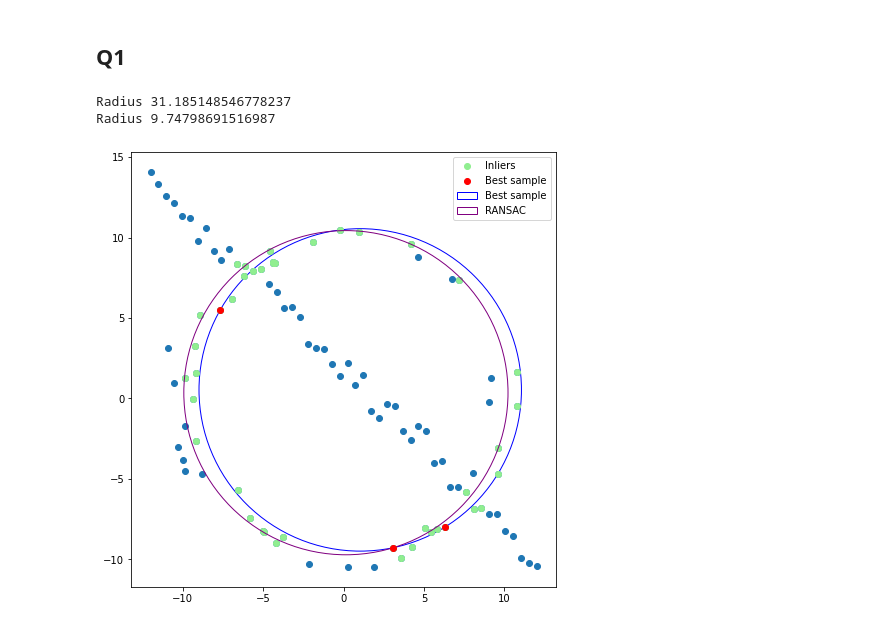
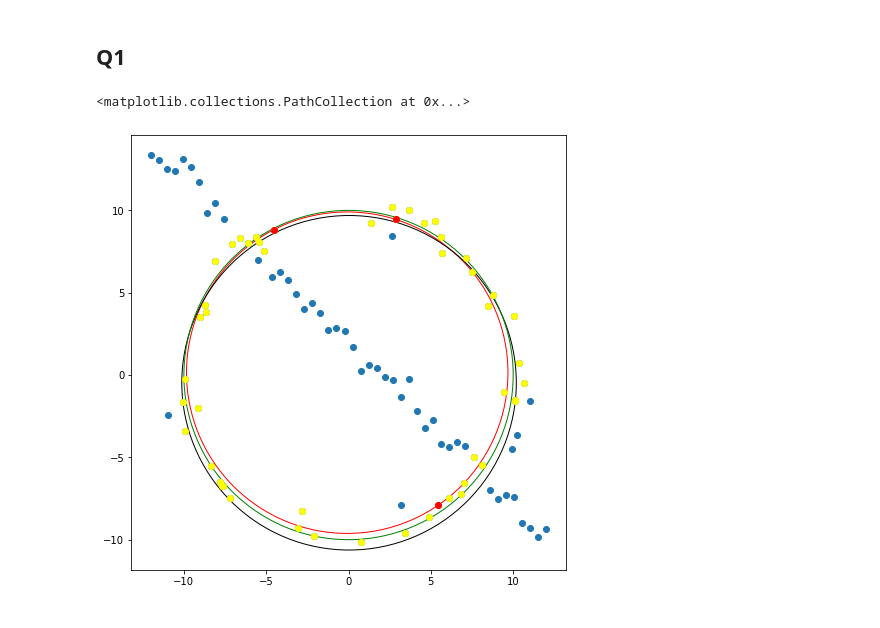
Before and after one commit to PabasaraDilshan/EN2550_ass2, a Jupyter notebook: ass2.ipynb, the cells around one changed output. Saved outputs shown, nothing was run; the diff lists cells and outputs as text; code cells hidden in the pictures.

```diff
--- a/ass2.ipynb
+++ b/ass2.ipynb
@@ -66,35 +191,42 @@ def plot_circle(Data,Datalst,color='r'):
 # %%
 N = 100
 N_half = N//2
 r = 10
 s = r/16
 t = np.random.uniform(0, 2*np.pi, N_half)
 n = s*np.random.randn(N_half)
 x, y = (r+n)*np.cos(t), (r+n)*np.sin(t)
 X_circ = np.hstack((x.reshape(N_half, 1), y.reshape(N_half, 1)))
 m, b = -1, 2
 x = np.linspace(-12, 12, N_half)
 y = m*x +b + s*np.random.randn(N_half)
+real_c = Circle([0,0],r)
 X_line = np.hstack((x.reshape(N_half, 1), y.reshape(N_half, 1)))
+#print(X_line)
 X = np.vstack((X_circ, X_line))
+x_val = X[:,0]
+y_val = X[:,1]
+pts = X[np.random.choice(len(X),size=2)]
+
+fig,ax=plt.subplots(figsize=(8,8))
+ax.set_aspect( 1 )
+ax.scatter(x_val,y_val)
+
+# ran_choice = np.random.choice(len(X),size=3)
+# ran_pts = X[ran_choice]
+# ax.scatter(ran_pts[:,0],ran_pts[:,1],color='yellow')
+circl,inls,cpl = RANSAC(X,1,50,size =3)
+
+circl.plot(ax)
+bestc,bestinls,bestcpl = RANSAC(X,1,50,size =3,bestFit=True)
+
+bestc.plot(ax,color='black')
+real_c.plot(ax,color='green')
 
 
-
-randL,bestInlier=RANSAC(X,500,1,40)
-circle1=plot_circle(randL,X, color = 'blue')
-fig,ax=plt.subplots(figsize=(8,8))
-ax.set_aspect( 1 )
-ax.add_artist( circle1 )
-p1=ax.scatter(X[:,0],X[:,1])
-Inliers=ax.scatter(bestInlier[:,0],bestInlier[:,1], color='lightgreen' )
-bestfit,inl=RANSAC(bestInlier,50,1,bestInlier.size//2.2)
-circle2=plot_circle(bestfit,bestInlier, color ='purple')
-ax.add_artist( circle2 )
-Y=np.vstack((X[randL[0]],X[randL[1]],X[randL[2]]))
-bestSamples=ax.scatter(Y[:,0],Y[:,1], c = 'r')
-plt.legend(handles=[Inliers,bestSamples,circle1,circle2],labels=['Inliers','Best sample','Best sample','RANSAC'])
-plt.show()
+# print(inls)
+ax.scatter(X[inls][:,0],X[inls][:,1],color='yellow')
+ax.scatter(X[cpl][:,0],X[cpl][:,1],color='red')
 # %% [output]
-Radius 31.185148546778237
-Radius 9.74798691516987
+<matplotlib.collections.PathCollection at 0x...>
-[figure, old version]
+[figure, new version]
```
Also changed, not shown: parts of 2 cells of this notebook.
